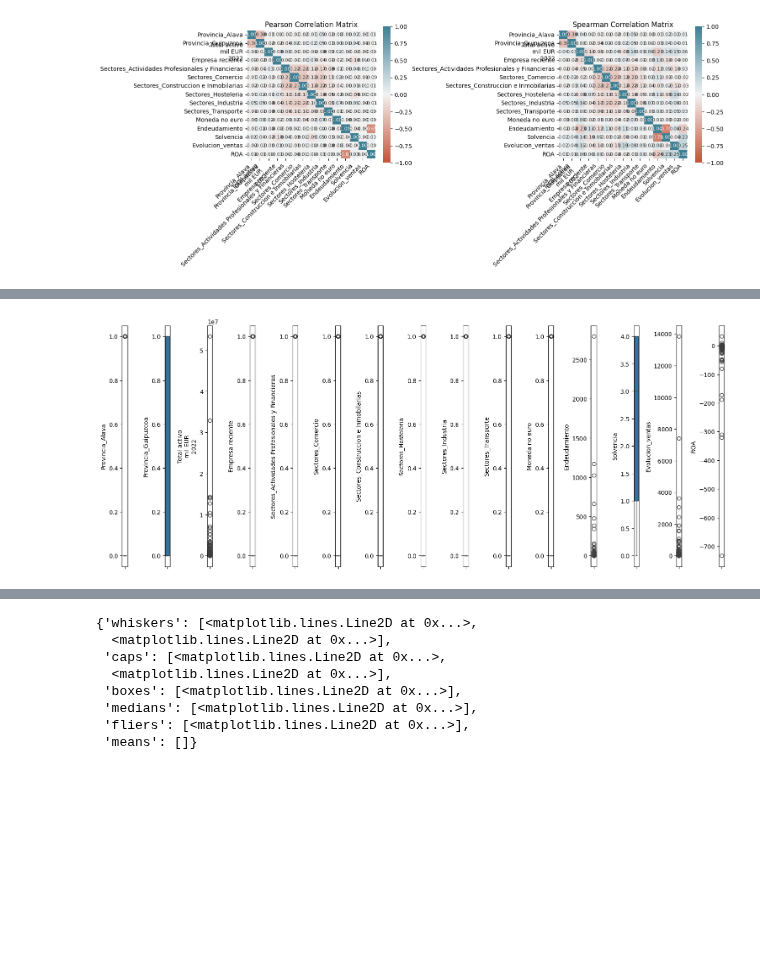
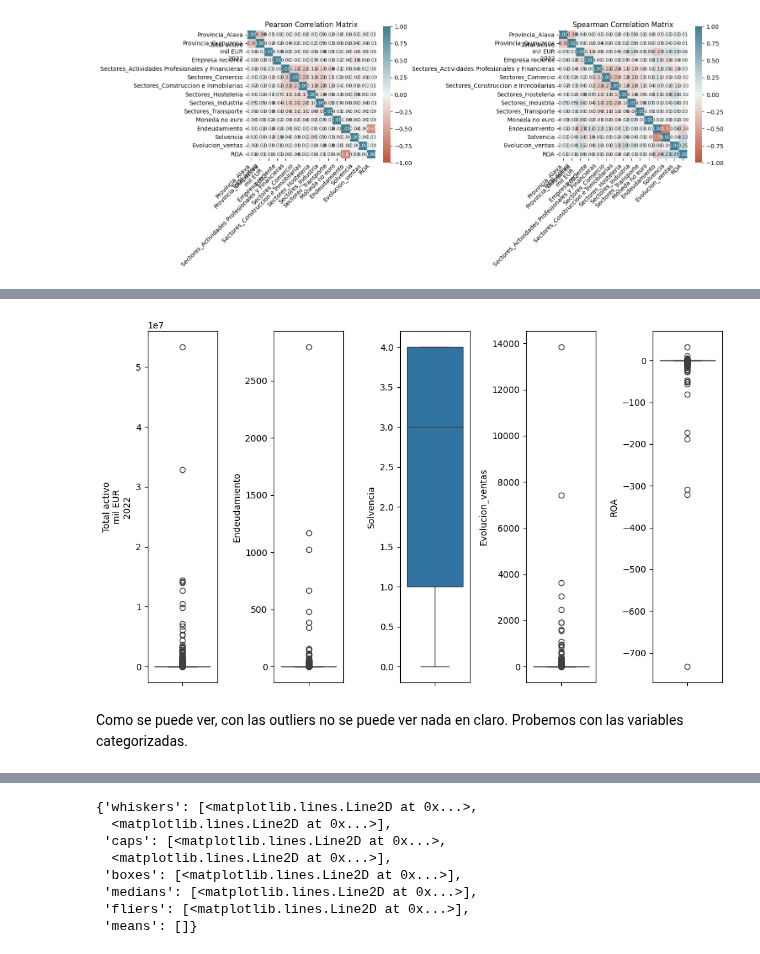
Before and after one commit to Aristondo/Equipo-Naranja, a Jupyter notebook: Reto_Analisis.ipynb, the cells around one changed output, grey strips where cells are left out. Saved outputs shown, nothing was run; the diff lists cells and outputs as text; code cells hidden in the pictures; blank space fills up the shorter version.

```diff
--- a/Reto_Analisis.ipynb
+++ b/Reto_Analisis.ipynb
@@ -42,11 +68,18 @@ plt.tight_layout()
+# %%
+df_var_continuas=df_analisis[['Total activo\nmil EUR\n2022', 'Endeudamiento', 'Solvencia', 'Evolucion_ventas', 'ROA']]
 # %%
-l = df_analisis.drop(["Código NIF"],axis = 1).columns.values
+l = df_var_continuas.columns.values
 number_of_columns = len(l)
-plt.figure(figsize=(number_of_columns,12))
-for i in range(0,len(l)):
-    plt.subplot(2,number_of_columns,i+1)
-    sns.boxplot(df_analisis[l[i]])
+plt.figure(figsize=(number_of_columns * 2, 6))
+
+for i in range(number_of_columns):
+    plt.subplot(1, number_of_columns, i+1)
+    sns.boxplot(df_var_continuas[l[i]])
     plt.ylabel(l[i])
-    plt.tight_layout()
+
+plt.tight_layout()
+plt.show()
 # %% [output]
-[figure, old version]
+[figure, new version]
+# %% [markdown]
+Como se puede ver, con las outliers no se puede ver nada en claro. Probemos con las variables categorizadas.
```
Also changed, not shown: parts of 11 cells of this notebook.
